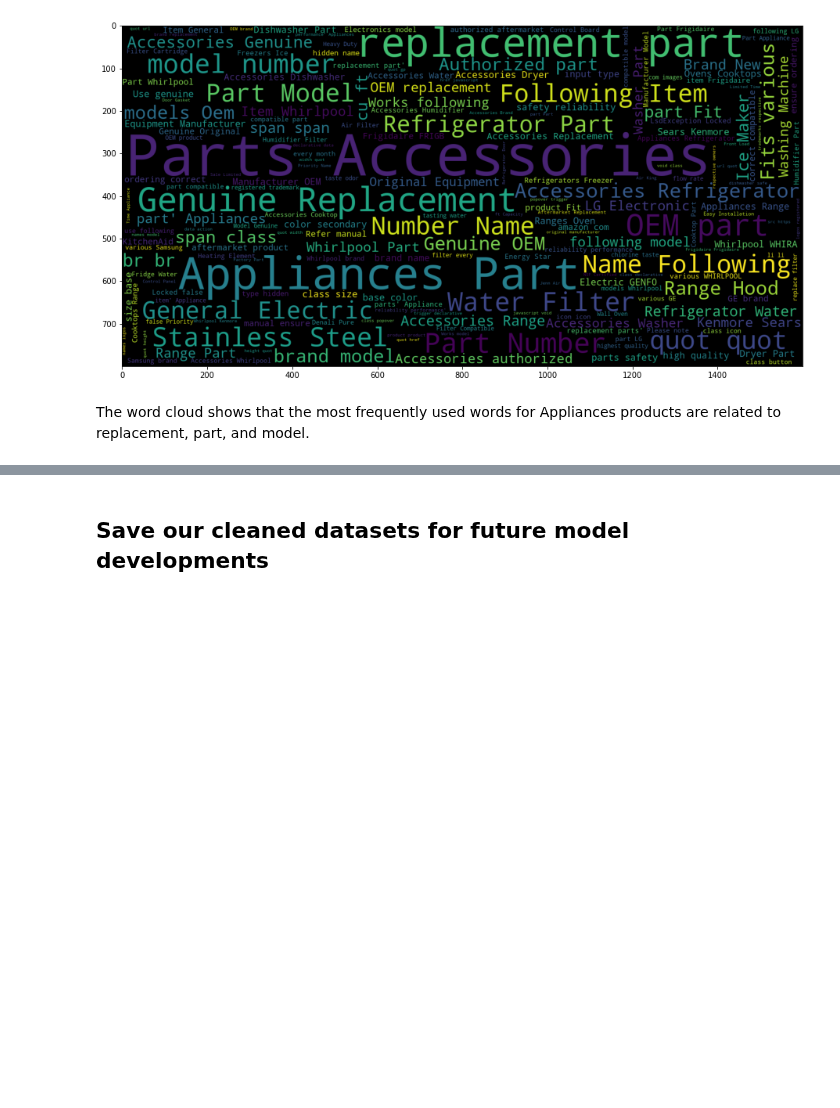
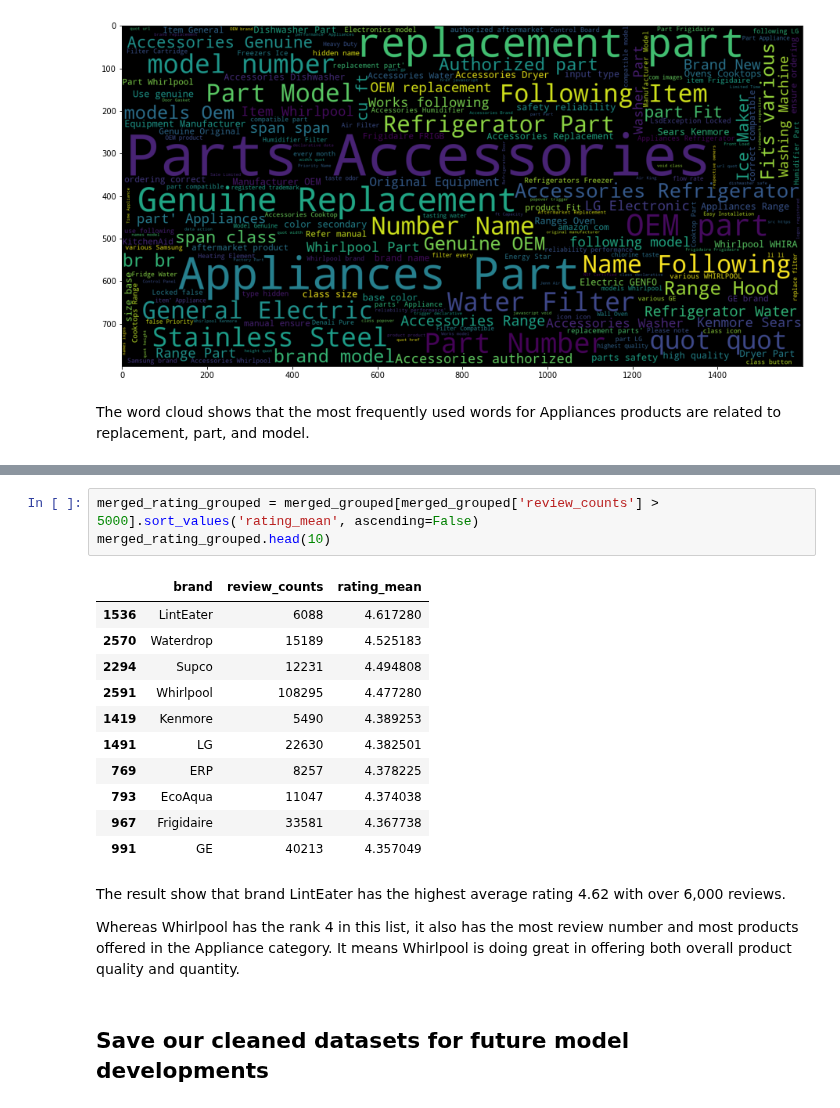
Before and after one commit to DATA-606-SPRING-2022/Jin_DATA606, a Jupyter notebook: ipynb/DATA606_Part1.ipynb, the cells around one changed output, grey strips where cells are left out. Saved outputs shown, nothing was run; the diff lists cells and outputs as text; blank space fills up the shorter version.

```diff
--- a/ipynb/DATA606_Part1.ipynb
+++ b/ipynb/DATA606_Part1.ipynb
@@ -852,3 +909,22 @@ The word cloud shows that the most frequently used words for Appliances products
+# %%
+merged_rating_grouped = merged_grouped[merged_grouped['review_counts'] > 5000].sort_values('rating_mean', ascending=False)
+merged_rating_grouped.head(10)
+# %% [output]
+|  | brand | review_counts | rating_mean |
+| 1536 | LintEater | 6088 | 4.617280 |
+| 2570 | Waterdrop | 15189 | 4.525183 |
+| 2294 | Supco | 12231 | 4.494808 |
+| 2591 | Whirlpool | 108295 | 4.477280 |
+| 1419 | Kenmore | 5490 | 4.389253 |
+| 1491 | LG | 22630 | 4.382501 |
+| 769 | ERP | 8257 | 4.378225 |
+| 793 | EcoAqua | 11047 | 4.374038 |
+| 967 | Frigidaire | 33581 | 4.367738 |
+| 991 | GE | 40213 | 4.357049 |
+# %% [markdown]
+The result show that brand LintEater has the highest average rating 4.62 with over 6,000 reviews.
+
+Whereas Whirlpool has the rank 4 in this list, it also has the most review number and most products offered in the Appliance category. It means Whirlpool is doing great in offering both overall product quality and quantity.
 # %% [markdown]
 ## Save our cleaned datasets for future model developments
 # %%
```
Also changed, not shown: parts of 11 cells of this notebook.
